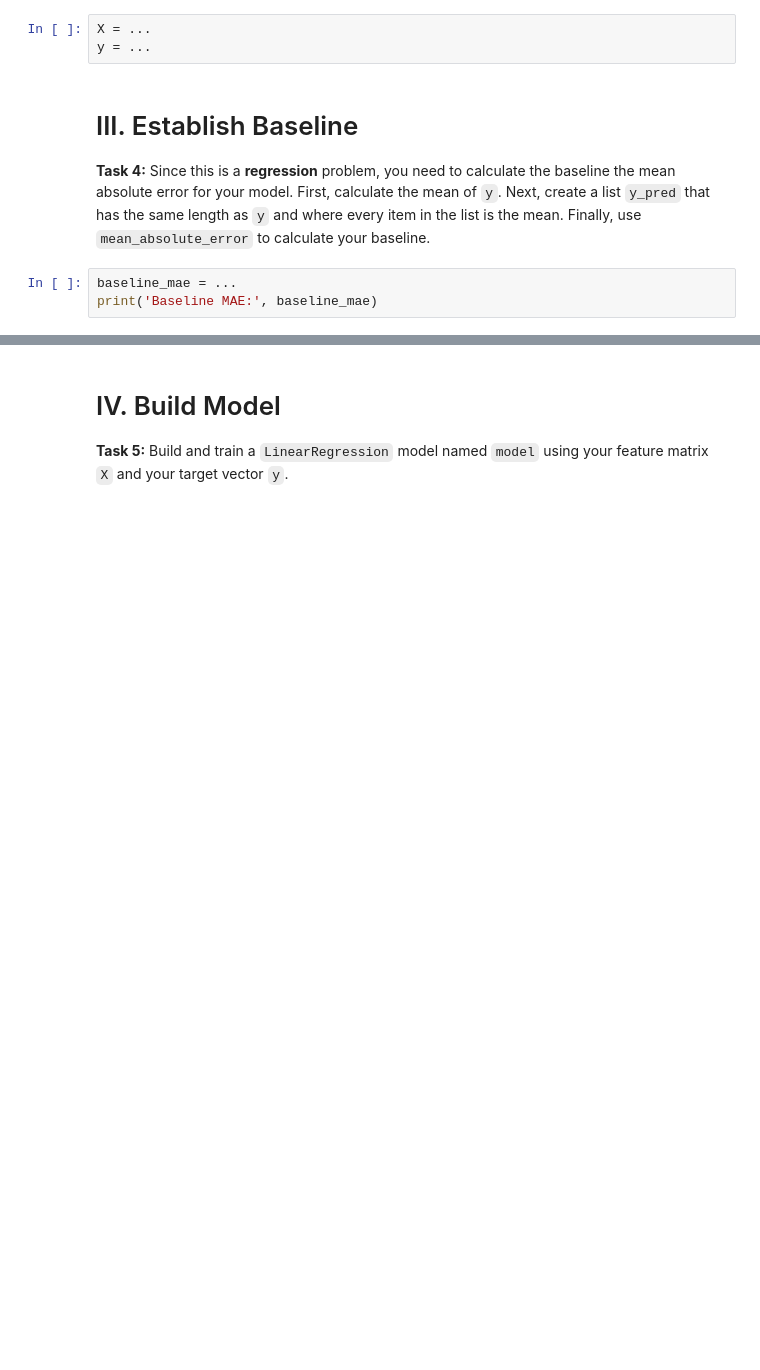
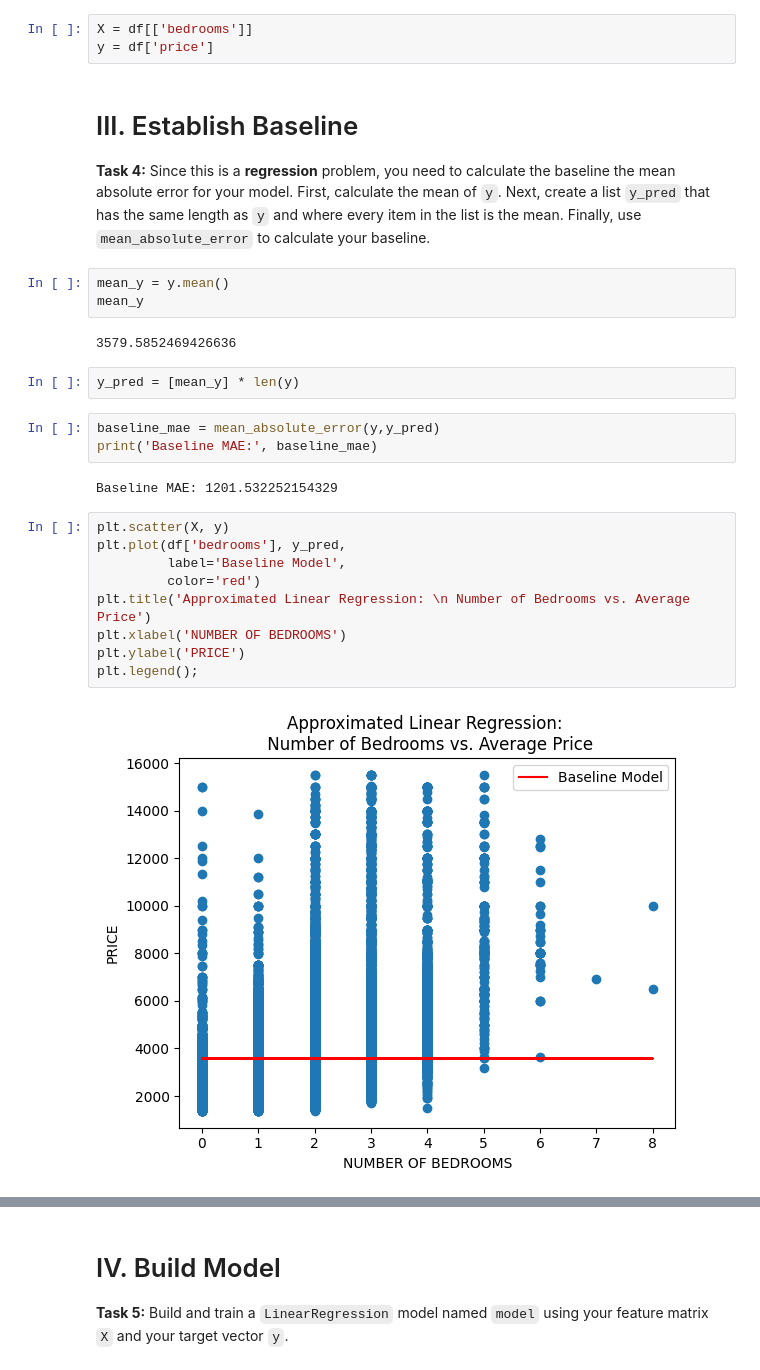
Before and after one commit to sikoh/DS-Linear-Models, a Jupyter notebook: Linear-Regression-1/DS_Regression_1_Homework.ipynb, the cells around one changed output, grey strips where cells are left out. Saved outputs shown, nothing was run; the diff lists cells and outputs as text; blank space fills up the shorter version.

```diff
--- a/Linear-Regression-1/DS_Regression_1_Homework.ipynb
+++ b/Linear-Regression-1/DS_Regression_1_Homework.ipynb
@@ -68,12 +159,32 @@ df = ...
 
 **Remember:** Your feature matrix needs to be two-dimensional, but your target vector must be one-dimensional.
 # %%
-X = ...
-y = ...
+X = df[['bedrooms']]
+y = df['price']
 # %% [markdown]
 # III. Establish Baseline
 
 **Task 4:** Since this is a **regression** problem, you need to calculate the baseline the mean absolute error for your model. First, calculate the mean of `y`. Next, create a list `y_pred` that has the same length as `y` and where every item in the list is the mean. Finally, use `mean_absolute_error` to calculate your baseline.
+# %%
+mean_y = y.mean()
+mean_y
+# %% [output]
+3579.5852469426636
+# %%
+y_pred = [mean_y] * len(y)
 # %%
-baseline_mae = ...
+baseline_mae = mean_absolute_error(y,y_pred)
 print('Baseline MAE:', baseline_mae)
+# %% [output]
+Baseline MAE: 1201.532252154329
+# %%
+plt.scatter(X, y)
+plt.plot(df['bedrooms'], y_pred,
+         label='Baseline Model',
+         color='red')
+plt.title('Approximated Linear Regression: \n Number of Bedrooms vs. Average Price')
+plt.xlabel('NUMBER OF BEDROOMS')
+plt.ylabel('PRICE')
+plt.legend();
+# %% [output]
+[figure, added]
```
Also changed, not shown: parts of 18 cells of this notebook.
